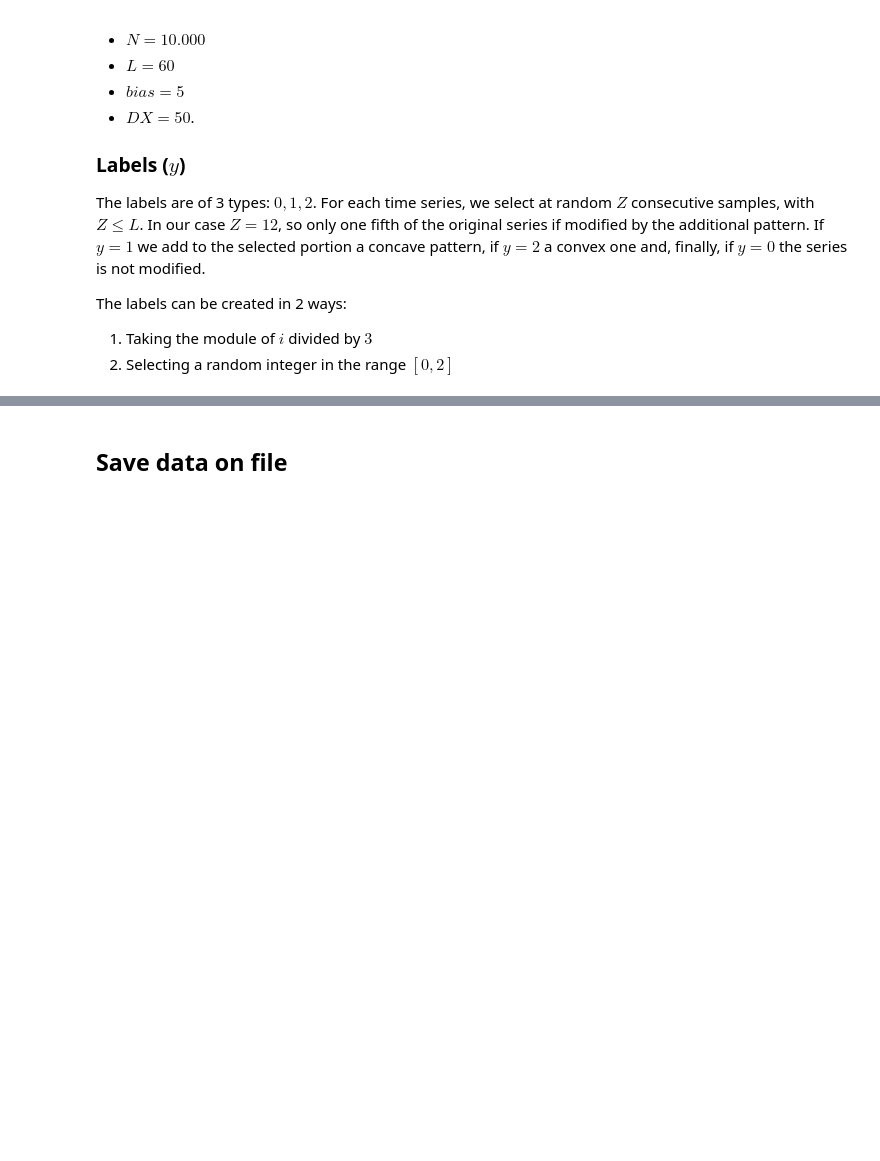
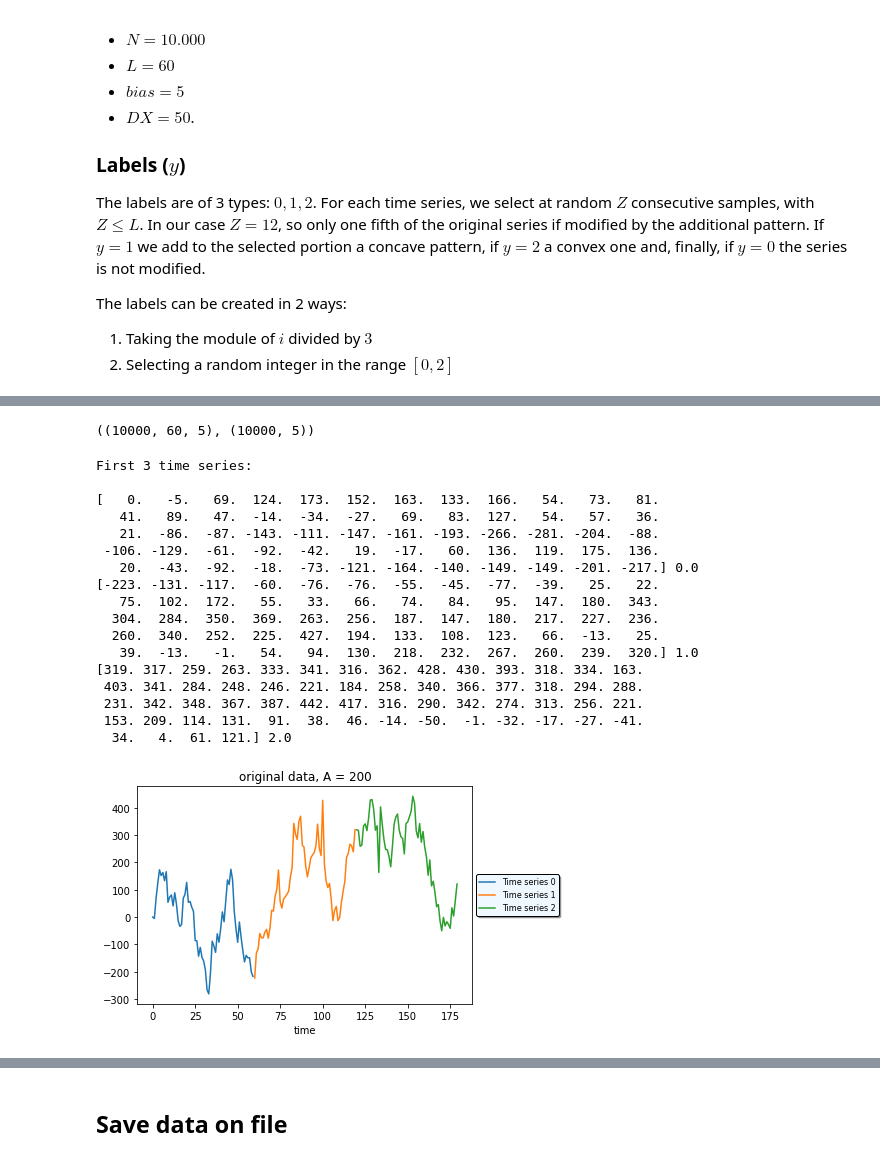
Before and after one commit to PaoloZinesi/ComputationalPhysics_modB, a Jupyter notebook: 03_CNN/generate_time-series.ipynb, the cells around one changed output, grey strips where cells are left out. Saved outputs shown, nothing was run; the diff lists cells and outputs as text; code cells hidden in the pictures; blank space fills up the shorter version.

```diff
--- a/03_CNN/generate_time-series.ipynb
+++ b/03_CNN/generate_time-series.ipynb
@@ -13,8 +13,8 @@ np.random.seed(12345)
 
 # function for the random step, using lambda construction
 # int() for cleaner look and for mimiking a detector with finite resolution
-jump = lambda drift, stdev: int(np.random.normal(drift,stdev))
+jump = lambda drift, stdev, dim: np.random.normal(drift,stdev, dim).astype(int)
 #steps of the time series
 for i in range(10):
-    print(jump(5,50))
+    print(jump(5,50,4))
 # %% [output]
@@ -33,7 +33,7 @@ for i in range(10):
 Sinusoidal pattern to add to part of a time series, over $z$ bins, with amplitude $a$. The period of the sine function is $z/2$, such that for the considered bins the sine has always the same concavity.
 # %%
 def pattern(i,z,a):
-    return int(a*np.sin((np.pi*i)/z))
+    return a*np.sin((np.pi*i)/z).astype(int)
 # %% [markdown]
 ## Generation of the data
 # %% [markdown]
@@ -68,7 +68,8 @@ np.random.seed(12345)
 
 # pattern parameters: Z=nr of steps, A=amplitude
 Z=12
-A=500
+A_list=np.array([200, 400, 500 , 600, 700])
+num_As = len(A_list)
 
 # number of data samples
 N=10000
@@ -82,29 +83,21 @@ bias = 5 # average step
 # initialize x and y
 # y = [0] * N
 # x = [[0] * L for i in range(N)]
-y = np.zeros(N)
-x = np.zeros((N, L))
+y = np.zeros((N, num_As))
+x = np.zeros((N, L, num_As))
 for i in range(N):
     if i>0:
-        x[i][0] = x[i-1][-1] + jump(bias,DX)#Every time series starts from
+        x[i][0][:] = x[i-1][-1][:] + jump(bias,DX,num_As)#Every time series starts from
                                             #the previous + a jump
 
     for j in range(1,L):
-        x[i][j] = x[i][j-1] + jump(bias,DX)
+        x[i][j][:] = x[i][j-1][:] + jump(bias,DX,num_As)
 
-    y[i] = i%3 #for the labels
+    y[i][:] = i%3*np.ones(num_As) #for the labels
     ##y[i] = random.randint(0,2)
-    if y[i]>0:
+    if y[i][1]>0:
         j0 = np.random.randint(0,L-1-Z)
         ###print(i,j0,j1)
         sign = 3-2*y[i]
         for j in range(Z):
-            x[i][j0+j] += sign*pattern(j,Z,A)
-
-print('First 3 time series: \n')
-for i in range(min(3,N)):
-    print(x[i],y[i])
-
-
-Show_data(x,L,"original data")
-Show_data_scatter(x,L,"original data")
+            x[i][j0+j][:] += sign*pattern(j,Z,A_list)
@@ -130,0 +104,30 @@ First 3 time series:
+# %%
+x.shape, y.shape
+# %% [output]
+((10000, 60, 5), (10000, 5))
+# %%
+print('First 3 time series: \n')
+for i in range(min(3,N)):
+    print(x[i,:,0],y[i][0])
+
+Show_data(x[:,:,0],L,"original data, A = "+str(A_list[0]))
+# Show_data_scatter(x[:][:][1],L,"original data")
+# %% [output]
+First 3 time series:
+
+[   0.   -5.   69.  124.  173.  152.  163.  133.  166.   54.   73.   81.
+   41.   89.   47.  -14.  -34.  -27.   69.   83.  127.   54.   57.   36.
+   21.  -86.  -87. -143. -111. -147. -161. -193. -266. -281. -204.  -88.
+ -106. -129.  -61.  -92.  -42.   19.  -17.   60.  136.  119.  175.  136.
+   20.  -43.  -92.  -18.  -73. -121. -164. -140. -149. -149. -201. -217.] 0.0
+[-223. -131. -117.  -60.  -76.  -76.  -55.  -45.  -77.  -39.   25.   22.
+   75.  102.  172.   55.   33.   66.   74.   84.   95.  147.  180.  343.
+  304.  284.  350.  369.  263.  256.  187.  147.  180.  217.  227.  236.
+  260.  340.  252.  225.  427.  194.  133.  108.  123.   66.  -13.   25.
+   39.  -13.   -1.   54.   94.  130.  218.  232.  267.  260.  239.  320.] 1.0
+[319. 317. 259. 263. 333. 341. 316. 362. 428. 430. 393. 318. 334. 163.
+ 403. 341. 284. 248. 246. 221. 184. 258. 340. 366. 377. 318. 294. 288.
+ 231. 342. 348. 367. 387. 442. 417. 316. 290. 342. 274. 313. 256. 221.
+ 153. 209. 114. 131.  91.  38.  46. -14. -50.  -1. -32. -17. -27. -41.
+  34.   4.  61. 121.] 2.0
+[figure, added]
```
Also changed, not shown: parts of 4 cells of this notebook, 14 other files.
